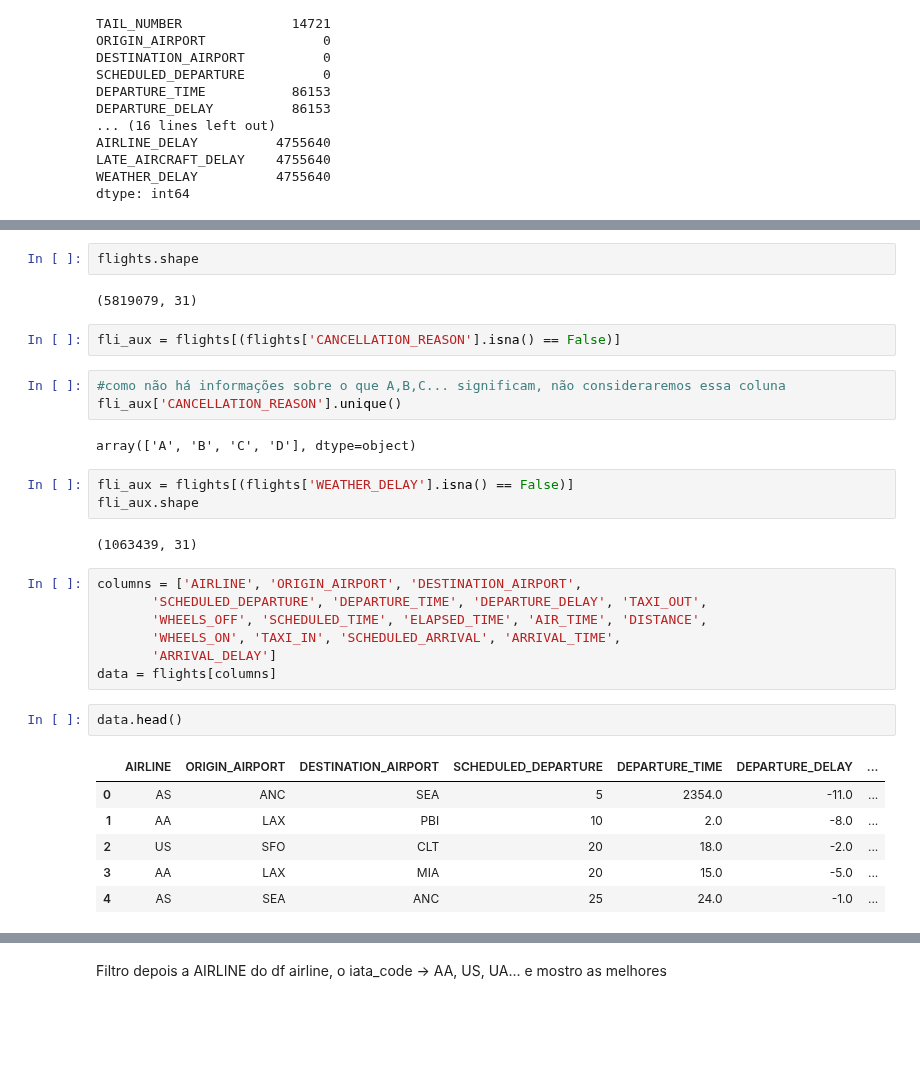
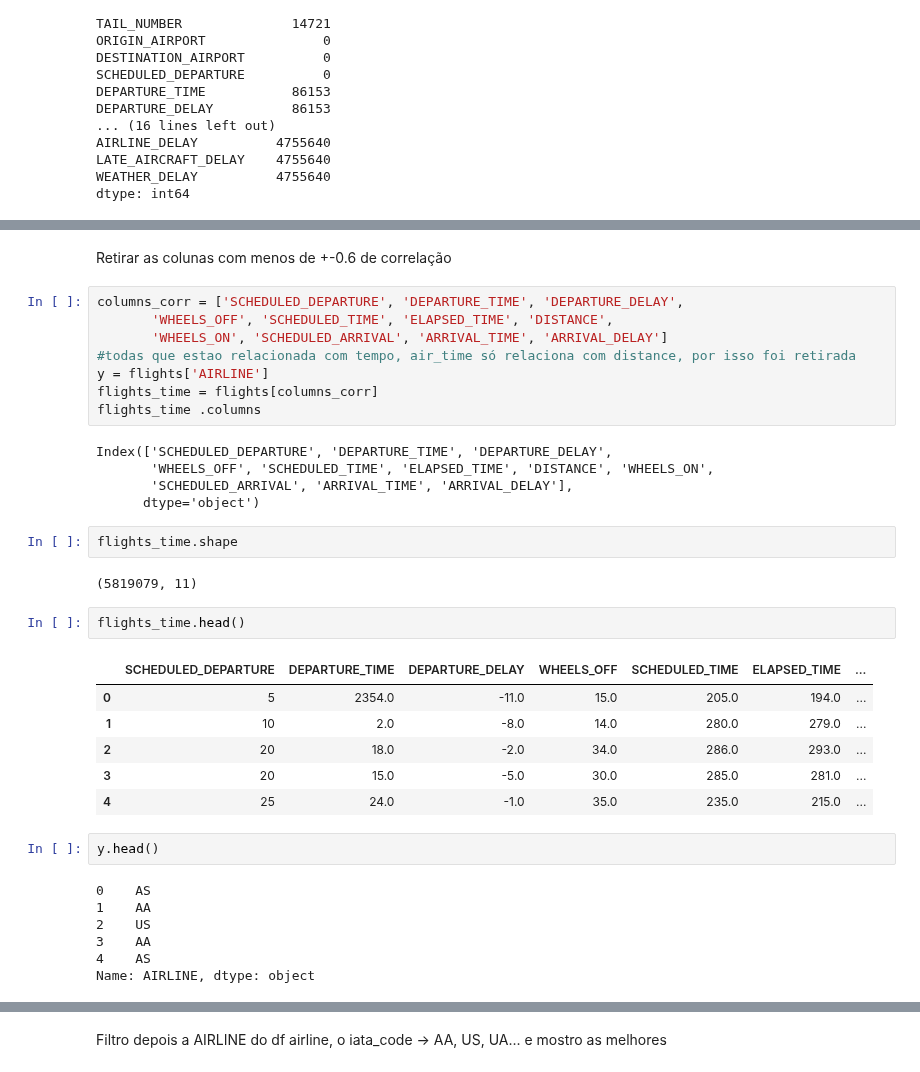
Before and after one commit to IonaSantana/Artificial-Intelligence, a Jupyter notebook: Flight_delay.ipynb, the cells around one changed output, grey strips where cells are left out. Drawn from its saved outputs; the diff is of its cells as text; blank space fills up the shorter version.

```diff
--- a/Flight_delay.ipynb
+++ b/Flight_delay.ipynb
@@ -88,32 +102,37 @@ dtype: int64
+# %% [markdown]
+Retirar as colunas com menos de +-0.6 de correlação
+# %%
+columns_corr = ['SCHEDULED_DEPARTURE', 'DEPARTURE_TIME', 'DEPARTURE_DELAY',
+       'WHEELS_OFF', 'SCHEDULED_TIME', 'ELAPSED_TIME', 'DISTANCE',
+       'WHEELS_ON', 'SCHEDULED_ARRIVAL', 'ARRIVAL_TIME', 'ARRIVAL_DELAY']
+#todas que estao relacionada com tempo, air_time só relaciona com distance, por isso foi retirada
+y = flights['AIRLINE']
+flights_time = flights[columns_corr]
+flights_time .columns
+# %% [output]
+Index(['SCHEDULED_DEPARTURE', 'DEPARTURE_TIME', 'DEPARTURE_DELAY',
+       'WHEELS_OFF', 'SCHEDULED_TIME', 'ELAPSED_TIME', 'DISTANCE', 'WHEELS_ON',
+       'SCHEDULED_ARRIVAL', 'ARRIVAL_TIME', 'ARRIVAL_DELAY'],
+      dtype='object')
 # %%
-flights.shape
+flights_time.shape
 # %% [output]
-(5819079, 31)
+(5819079, 11)
-# %%
-fli_aux = flights[(flights['CANCELLATION_REASON'].isna() == False)]
-# %%
-#como não há informações sobre o que A,B,C... significam, não consideraremos essa coluna
-fli_aux['CANCELLATION_REASON'].unique()
-# %% [output]
-array(['A', 'B', 'C', 'D'], dtype=object)
-# %%
-fli_aux = flights[(flights['WEATHER_DELAY'].isna() == False)]
-fli_aux.shape
-# %% [output]
-(1063439, 31)
-# %%
-columns = ['AIRLINE', 'ORIGIN_AIRPORT', 'DESTINATION_AIRPORT',
-       'SCHEDULED_DEPARTURE', 'DEPARTURE_TIME', 'DEPARTURE_DELAY', 'TAXI_OUT',
-       'WHEELS_OFF', 'SCHEDULED_TIME', 'ELAPSED_TIME', 'AIR_TIME', 'DISTANCE',
-       'WHEELS_ON', 'TAXI_IN', 'SCHEDULED_ARRIVAL', 'ARRIVAL_TIME',
-       'ARRIVAL_DELAY']
-data = flights[columns]
 # %%
-data.head()
+flights_time.head()
 # %% [output]
-|  | AIRLINE | ORIGIN_AIRPORT | DESTINATION_AIRPORT | SCHEDULED_DEPARTURE | DEPARTURE_TIME | DEPARTURE_DELAY | ... |
-| 0 | AS | ANC | SEA | 5 | 2354.0 | -11.0 | ... |
-| 1 | AA | LAX | PBI | 10 | 2.0 | -8.0 | ... |
-| 2 | US | SFO | CLT | 20 | 18.0 | -2.0 | ... |
-| 3 | AA | LAX | MIA | 20 | 15.0 | -5.0 | ... |
-| 4 | AS | SEA | ANC | 25 | 24.0 | -1.0 | ... |
+|  | SCHEDULED_DEPARTURE | DEPARTURE_TIME | DEPARTURE_DELAY | WHEELS_OFF | SCHEDULED_TIME | ELAPSED_TIME | ... |
+| 0 | 5 | 2354.0 | -11.0 | 15.0 | 205.0 | 194.0 | ... |
+| 1 | 10 | 2.0 | -8.0 | 14.0 | 280.0 | 279.0 | ... |
+| 2 | 20 | 18.0 | -2.0 | 34.0 | 286.0 | 293.0 | ... |
+| 3 | 20 | 15.0 | -5.0 | 30.0 | 285.0 | 281.0 | ... |
+| 4 | 25 | 24.0 | -1.0 | 35.0 | 235.0 | 215.0 | ... |
+# %%
+y.head()
+# %% [output]
+0    AS
+1    AA
+2    US
+3    AA
+4    AS
+Name: AIRLINE, dtype: object
```
Also changed, not shown: parts of 25 cells of this notebook.
